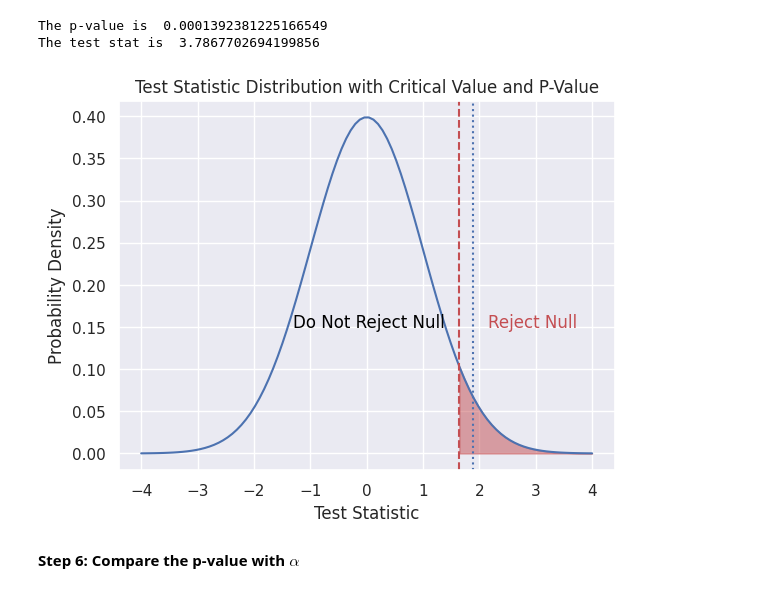
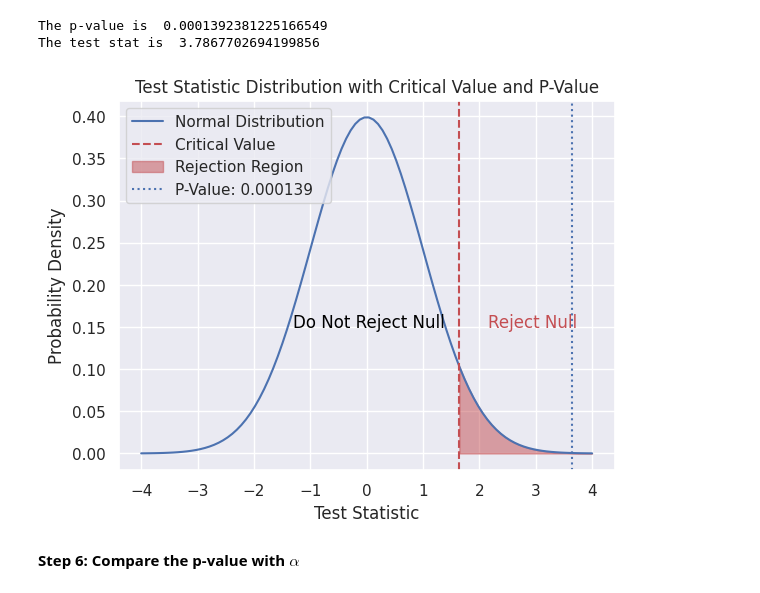
Before and after one commit to Rajesh2015/E-news-Express-Project, a Jupyter notebook: E-news Express Project Solution.ipynb, the cells around one changed output. Drawn from its saved outputs; the diff is of its cells as text; code cells hidden in the pictures.

```diff
--- a/E-news Express Project Solution.ipynb
+++ b/E-news Express Project Solution.ipynb
@@ -431,6 +431,8 @@ def plot_test_statistic_distribution(alpha=0.05, p_value=None):
     plt.xlabel('Test Statistic')
     plt.ylabel('Probability Density')
     plt.title('Test Statistic Distribution with Critical Value and P-Value')
+    plt.legend(loc='upper left')
+
     # Return plt for further customization or saving
     return plt
 # %% [markdown]
@@ -823,10 +825,10 @@ The p-value is  0.0001392381225166549
 The test stat is  3.7867702694199856
 # %%
 # Plotting P value and rejection critical region
-plt = plot_test_statistic_distribution(alpha=0.05, p_value=0.03)
+plt = plot_test_statistic_distribution(alpha=0.05, p_value=np.round(p_value,6))
 plt.show()  # Display the plot
 # %% [output]
-[figure, old version]
+[figure, new version]
 # %% [markdown]
 **Step 6: Compare the p-value with $\alpha$**
 # %%
```
Also changed, not shown: parts of 1 cell of this notebook.
